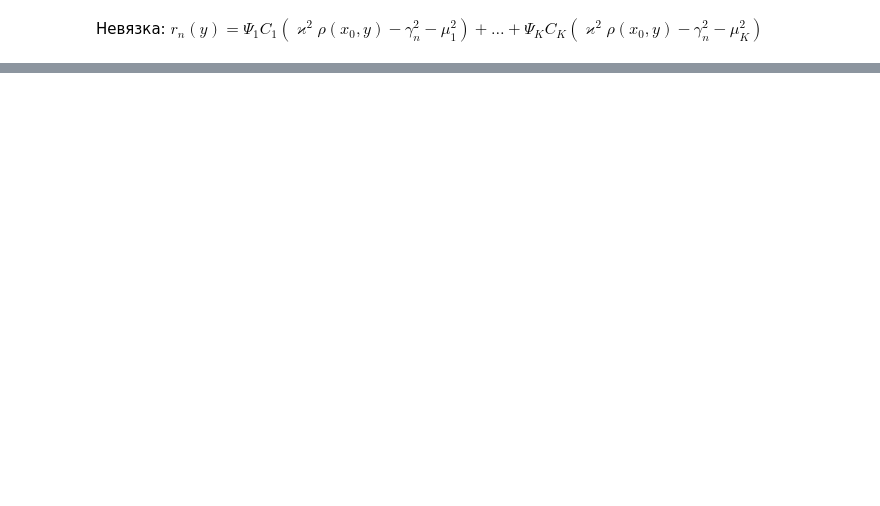
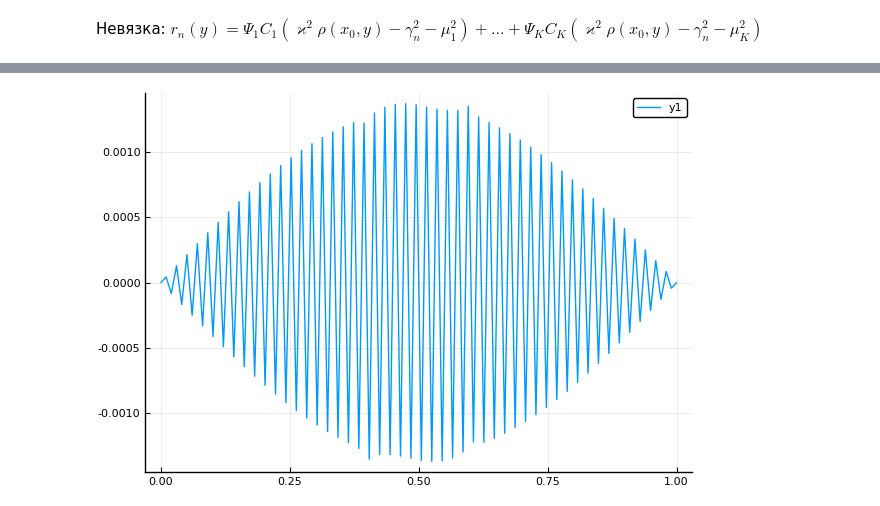
Before and after one commit to Sergane/Symbolic, a Jupyter notebook: waveguide.ipynb, the cells around one changed output, grey strips where cells are left out. Saved outputs shown, nothing was run; the diff lists cells and outputs as text; code cells hidden in the pictures; blank space fills up the shorter version.

```diff
--- a/waveguide.ipynb
+++ b/waveguide.ipynb
@@ -262,0 +258,4 @@ plot!(x, f4.(x), c=:red, alpha=0.5)
+# %%
+plot(y,real.(u[:,2]))
+# %% [output]
+[figure, added]
```
Also changed, not shown: parts of 27 cells of this notebook.
